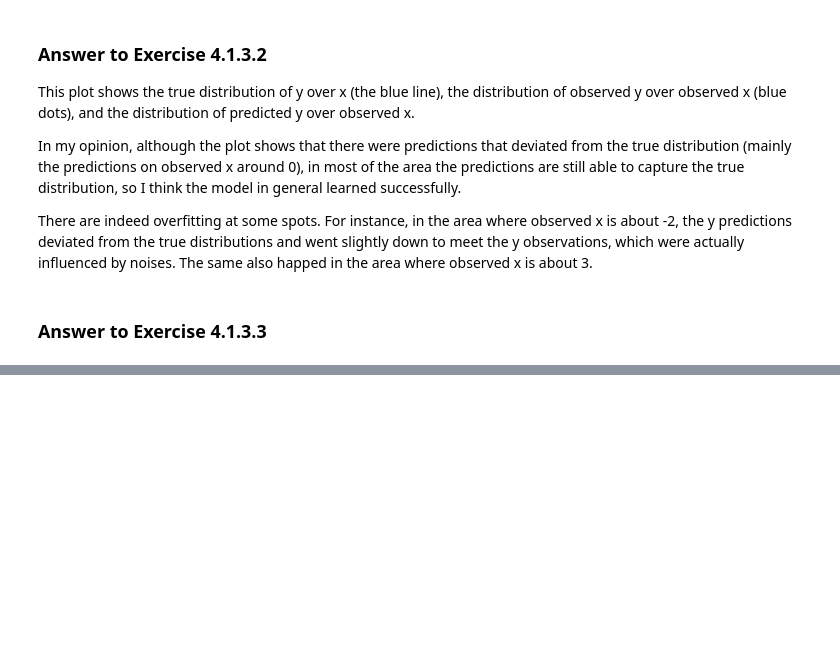
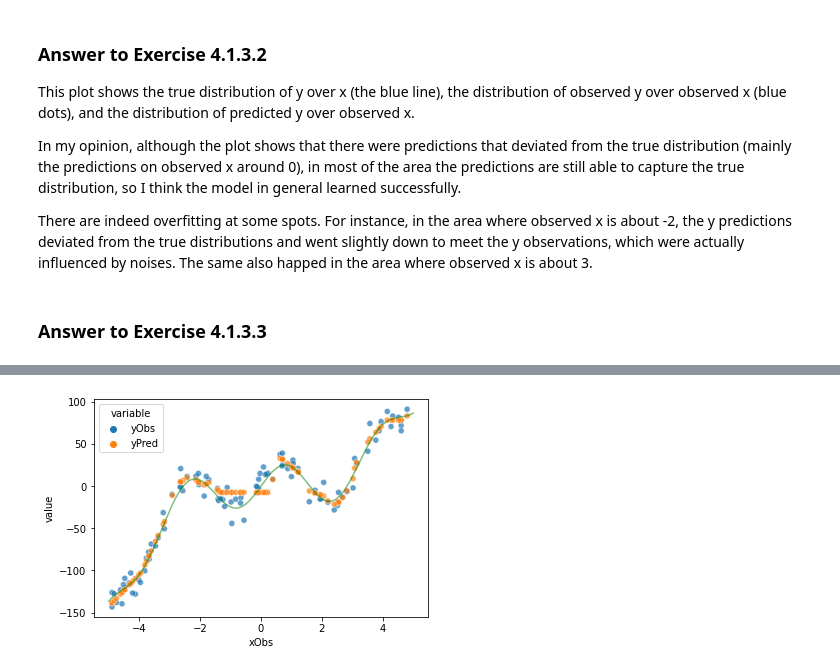
Before and after one commit to jiasheng1100/NP-NLG, a Jupyter notebook: neural_pragmatic_nlg/04-ANNs/04c-MLP-custom.ipynb, the cells around one changed output, grey strips where cells are left out. Drawn from its saved outputs; the diff is of its cells as text; code cells hidden in the pictures; blank space fills up the shorter version.

```diff
--- a/neural_pragmatic_nlg/04-ANNs/04c-MLP-custom.ipynb
+++ b/neural_pragmatic_nlg/04-ANNs/04c-MLP-custom.ipynb
@@ -378,9 +378,9 @@ def singleForwardPassBatched(xObs):
 # %%
 # initialize optimizer: Vanilla Gradient Descent
 loss_function = nn.MSELoss()
-opt = torch.optim.Adam([U,V1,V2,W,b1,b2,b3], lr=1e-4)
+opt = torch.optim.SGD([U,V1,V2,W,b1,b2,b3], lr=1e-6) # change the training rate to ’lr=1e-6’
 
-epochs = 100000
+epochs = 50000 # change the number of training epochs to ’epochs = 50000’
 for i in range(epochs+1):
     if (i == 0):
         print("\n")
@@ -406,3 +406,4 @@ x = np.linspace(start = -5, stop =5, num = 1000)
 y = goalFun(x)
 plt.plot(x,y, color='g', alpha = 0.5)
 plt.show()
+# %% [output]
@@ -408,0 +421 @@ plt.show()
+[figure, added]
```
Also changed, not shown: parts of 2 cells of this notebook.
